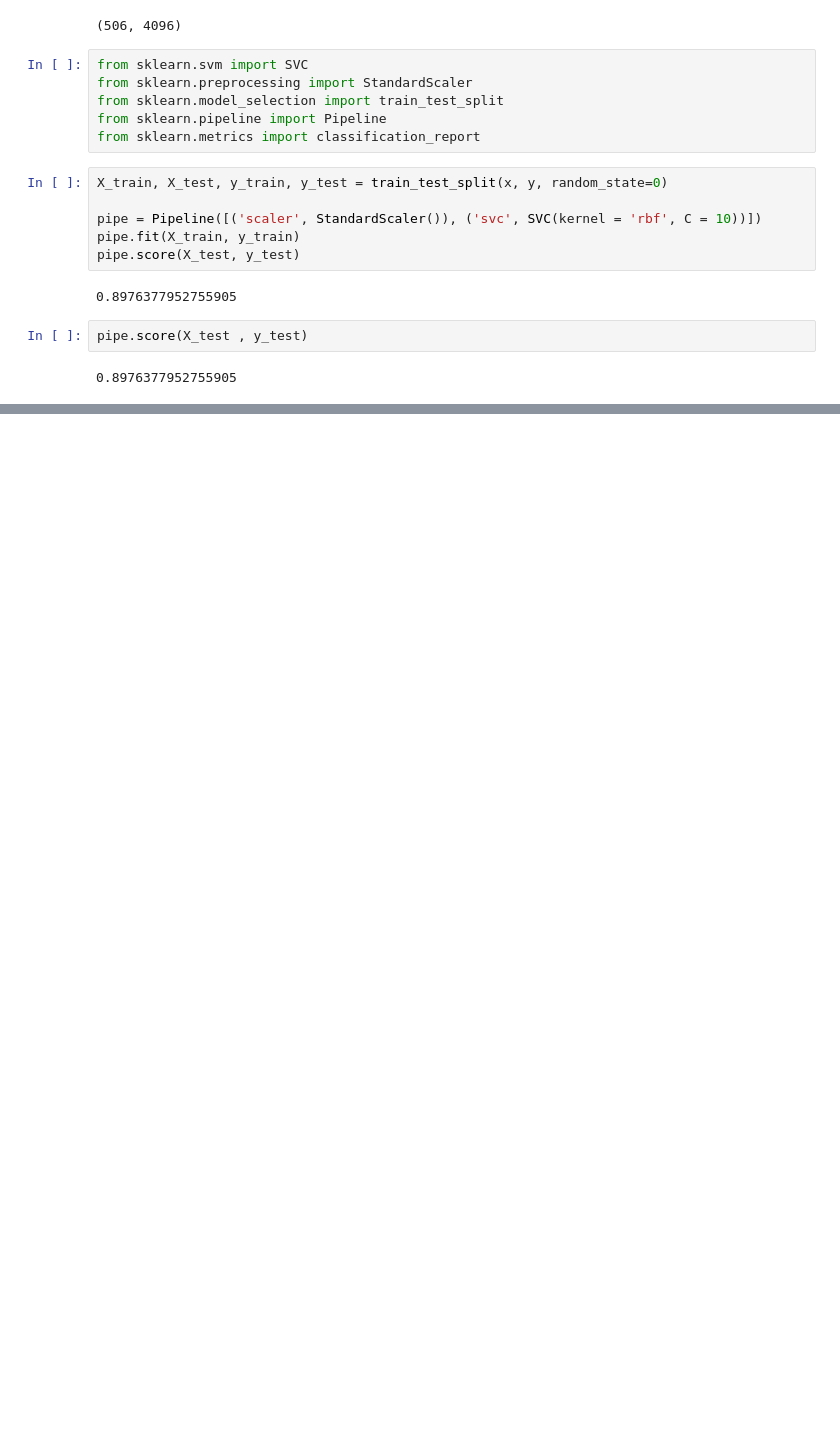
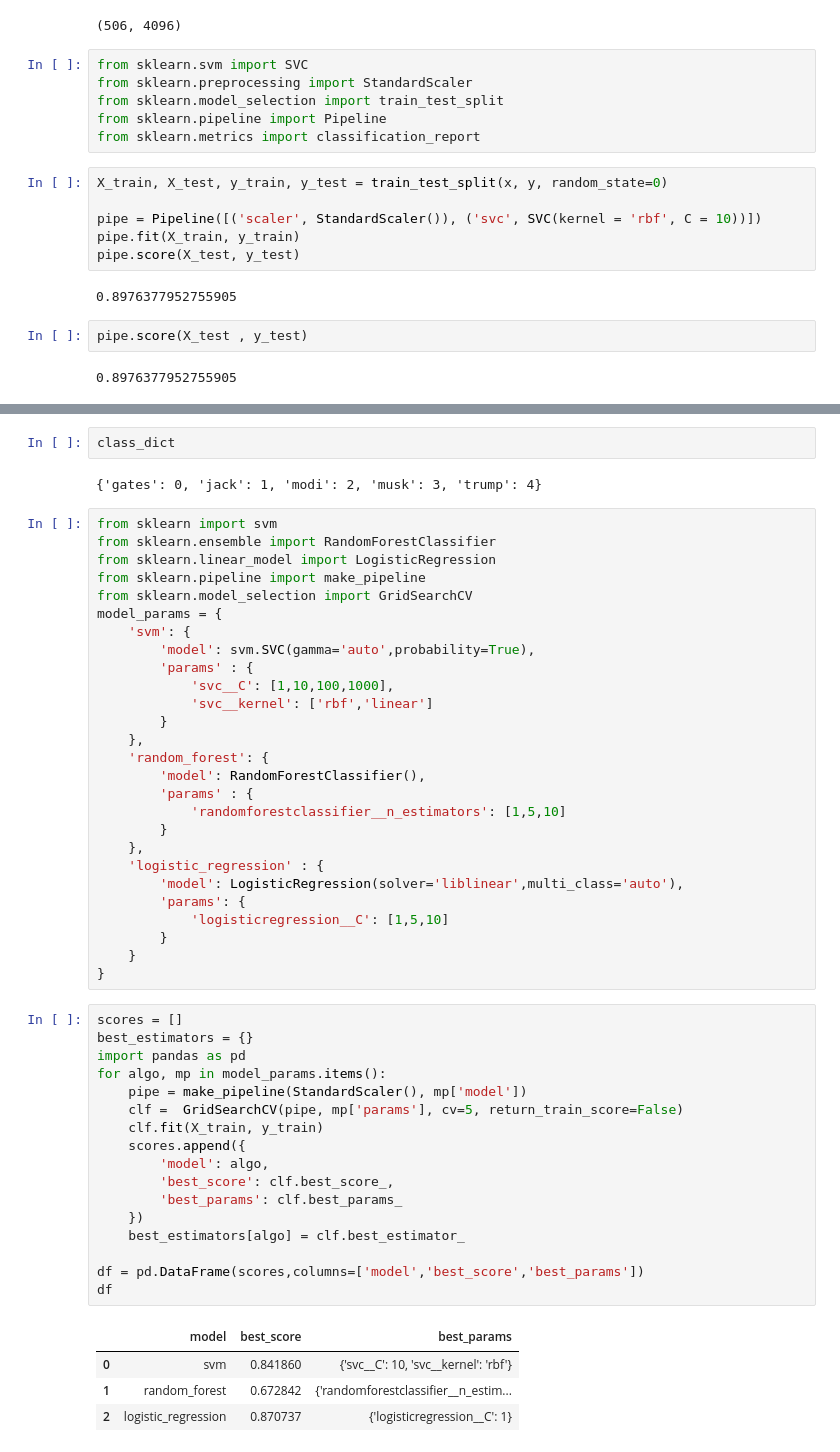
Before and after one commit to gauravnegigit/100DaysOfCode3, a Jupyter notebook: ML/Image classification/Image Classification.ipynb, the cells around one changed output, grey strips where cells are left out. Drawn from its saved outputs; the diff is of its cells as text; blank space fills up the shorter version.

```diff
--- a/ML/Image classification/Image Classification.ipynb
+++ b/ML/Image classification/Image Classification.ipynb
@@ -261,0 +251,53 @@ Requirement already satisfied: joblib in c:\users\dell\appdata\local\programs\py
+# %%
+class_dict
+# %% [output]
+{'gates': 0, 'jack': 1, 'modi': 2, 'musk': 3, 'trump': 4}
+# %%
+from sklearn import svm
+from sklearn.ensemble import RandomForestClassifier
+from sklearn.linear_model import LogisticRegression
+from sklearn.pipeline import make_pipeline
+from sklearn.model_selection import GridSearchCV
+model_params = {
+    'svm': {
+        'model': svm.SVC(gamma='auto',probability=True),
+        'params' : {
+            'svc__C': [1,10,100,1000],
+            'svc__kernel': ['rbf','linear']
+        }
+    },
+    'random_forest': {
+        'model': RandomForestClassifier(),
+        'params' : {
+            'randomforestclassifier__n_estimators': [1,5,10]
+        }
+    },
+    'logistic_regression' : {
+        'model': LogisticRegression(solver='liblinear',multi_class='auto'),
+        'params': {
+            'logisticregression__C': [1,5,10]
+        }
+    }
+}
+# %%
+scores = []
+best_estimators = {}
+import pandas as pd
+for algo, mp in model_params.items():
+    pipe = make_pipeline(StandardScaler(), mp['model'])
+    clf =  GridSearchCV(pipe, mp['params'], cv=5, return_train_score=False)
+    clf.fit(X_train, y_train)
+    scores.append({
+        'model': algo,
+        'best_score': clf.best_score_,
+        'best_params': clf.best_params_
+    })
+    best_estimators[algo] = clf.best_estimator_
+
+df = pd.DataFrame(scores,columns=['model','best_score','best_params'])
+df
+# %% [output]
+|  | model | best_score | best_params |
+| 0 | svm | 0.841860 | {'svc__C': 10, 'svc__kernel': 'rbf'} |
+| 1 | random_forest | 0.672842 | {'randomforestclassifier__n_estim... |
+| 2 | logistic_regression | 0.870737 | {'logisticregression__C': 1} |
```
Also changed, not shown: parts of 14 cells of this notebook.
